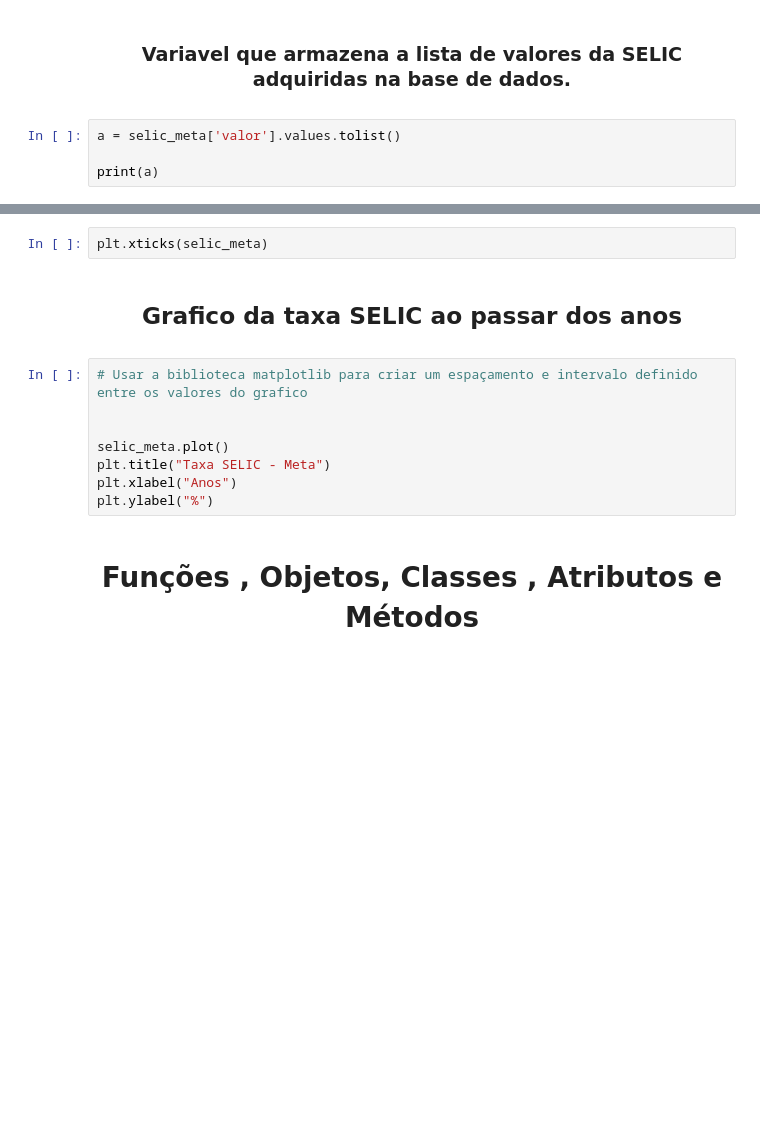
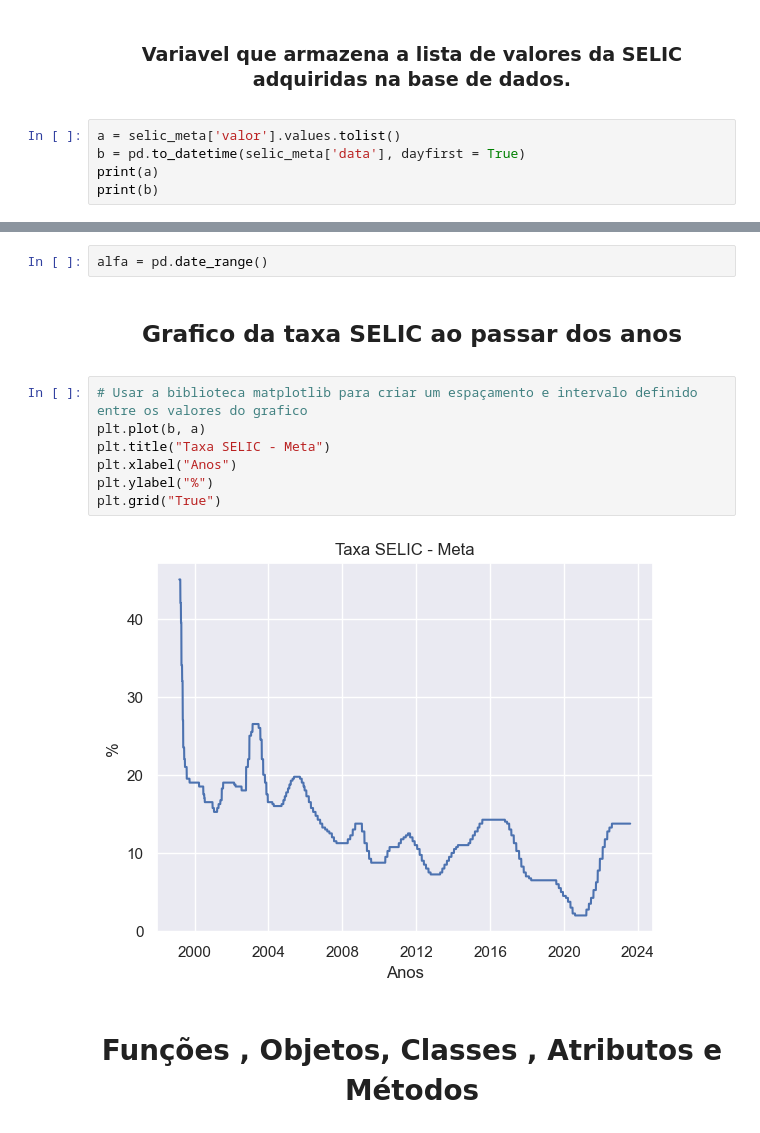
Before and after one commit to kioolz/Python, a Jupyter notebook: PyFi/SELIC/SELIC000.ipynb, the cells around one changed output, grey strips where cells are left out. Cells and saved outputs as stored; diff of their text form; blank space fills up the shorter version.

```diff
--- a/PyFi/SELIC/SELIC000.ipynb
+++ b/PyFi/SELIC/SELIC000.ipynb
@@ -23,5 +27,6 @@ selic_meta = consulta_bc(432)
 <h3><p align="center"> Variavel que armazena a lista de valores da SELIC adquiridas na base de dados. </h3></p>
 # %%
 a = selic_meta['valor'].values.tolist()
-
+b = pd.to_datetime(selic_meta['data'], dayfirst = True)
 print(a)
+print(b)
@@ -28,15 +47,16 @@ print(a)
-# %%
-plt.xticks(selic_meta)
+# %%
+alfa = pd.date_range()
 # %% [markdown]
 <h2><p align="center"> Grafico da taxa SELIC ao passar dos anos </h2></p>
 # %%
 # Usar a biblioteca matplotlib para criar um espaçamento e intervalo definido entre os valores do grafico
-
-
-selic_meta.plot()
+plt.plot(b, a)
 plt.title("Taxa SELIC - Meta")
 plt.xlabel("Anos")
 plt.ylabel("%")
+plt.grid("True")
+# %% [output]
+[figure, added]
 # %% [markdown]
 <h1 align="center"> Funções , Objetos, Classes , Atributos e Métodos </h1>
 # %%
```
Also changed, not shown: parts of 9 cells of this notebook.
